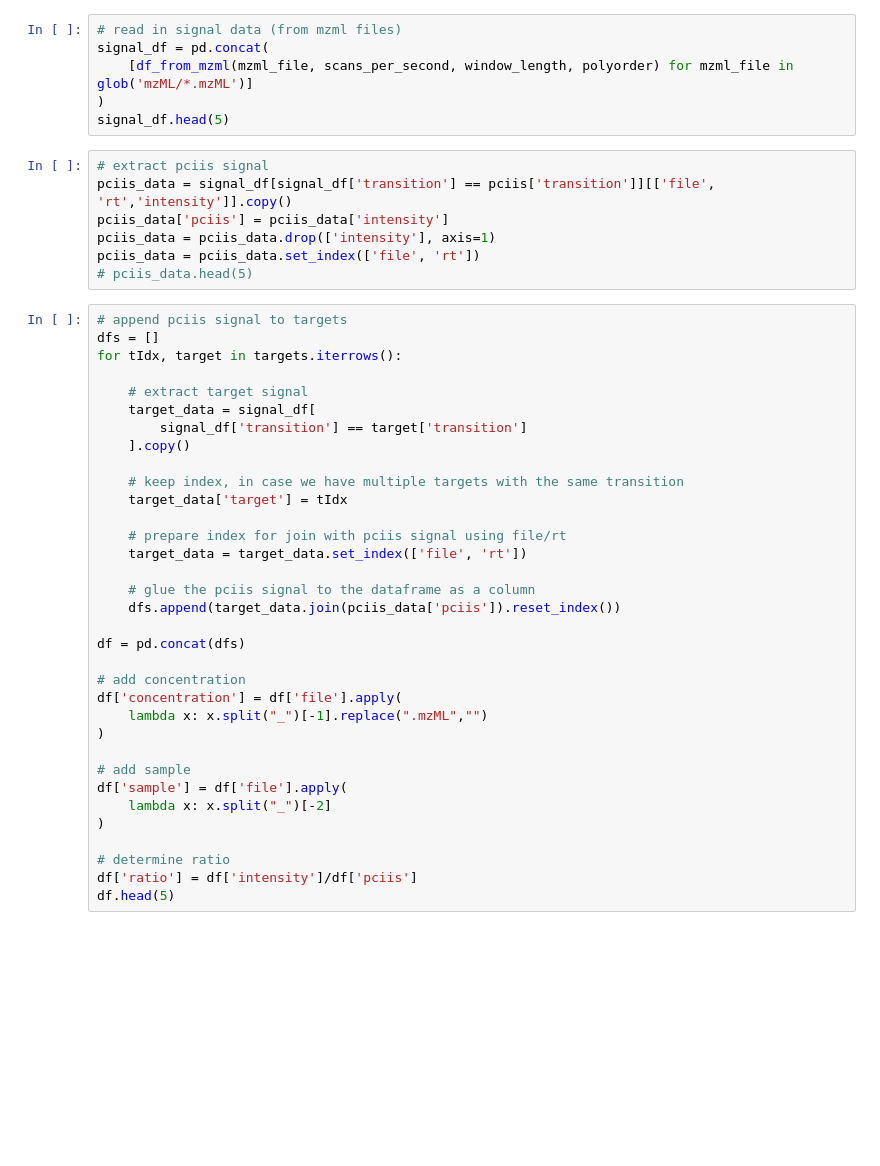
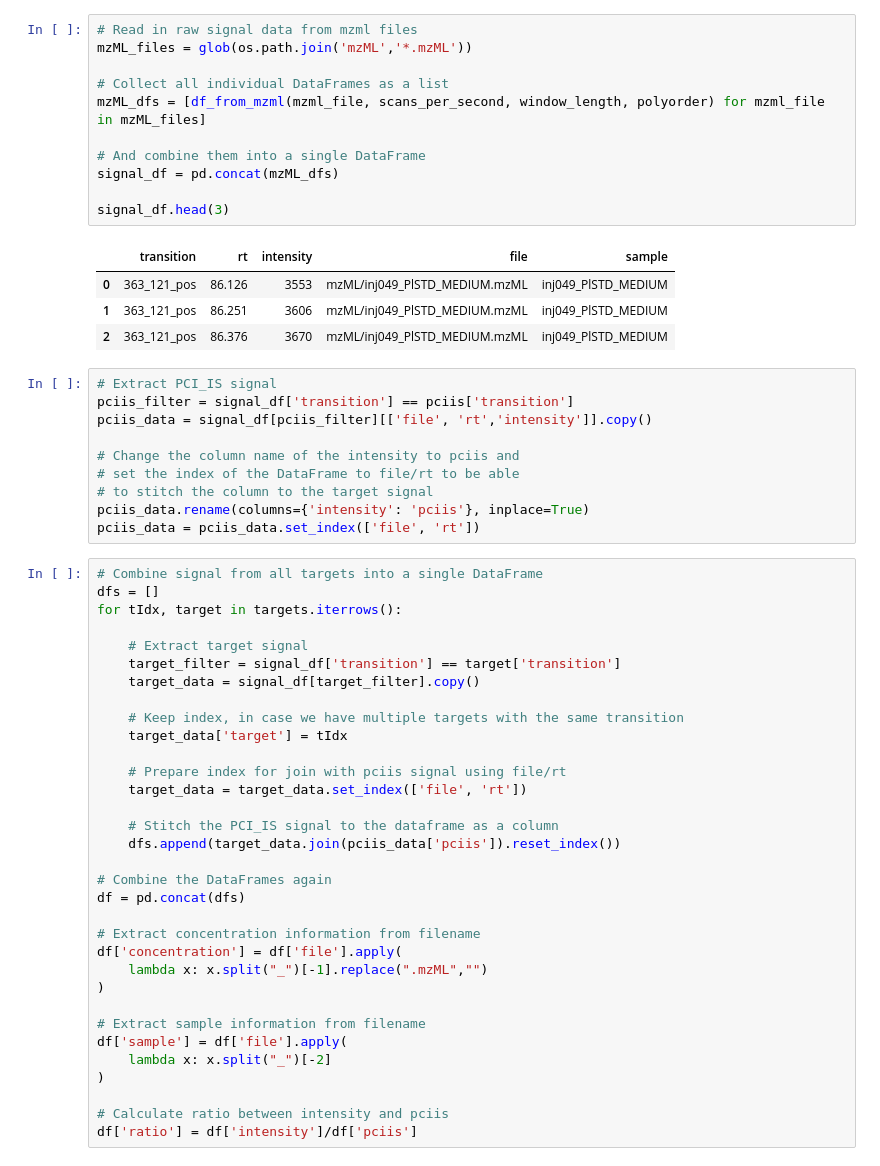
Before and after one commit to leidenuniv-lacdr-abs/endoc_pciis, a Jupyter notebook: notebook.ipynb, the cells around one changed output. Saved outputs shown, nothing was run; the diff lists cells and outputs as text; blank space fills up the shorter version.

```diff
--- a/notebook.ipynb
+++ b/notebook.ipynb
@@ -29,48 +67,60 @@ pciis = {'name': '2F_AEA_02','transition': '350.3_269.2_pos'}
 # %%
-# read in signal data (from mzml files)
-signal_df = pd.concat(
-    [df_from_mzml(mzml_file, scans_per_second, window_length, polyorder) for mzml_file in glob('mzML/*.mzML')]
-)
-signal_df.head(5)
+# Read in raw signal data from mzml files
+mzML_files = glob(os.path.join('mzML','*.mzML'))
+
+# Collect all individual DataFrames as a list
+mzML_dfs = [df_from_mzml(mzml_file, scans_per_second, window_length, polyorder) for mzml_file in mzML_files]
+
+# And combine them into a single DataFrame
+signal_df = pd.concat(mzML_dfs)
+
+signal_df.head(3)
+# %% [output]
+|  | transition | rt | intensity | file | sample |
+| 0 | 363_121_pos | 86.126 | 3553 | mzML/inj049_PlSTD_MEDIUM.mzML | inj049_PlSTD_MEDIUM |
+| 1 | 363_121_pos | 86.251 | 3606 | mzML/inj049_PlSTD_MEDIUM.mzML | inj049_PlSTD_MEDIUM |
+| 2 | 363_121_pos | 86.376 | 3670 | mzML/inj049_PlSTD_MEDIUM.mzML | inj049_PlSTD_MEDIUM |
 # %%
-# extract pciis signal
-pciis_data = signal_df[signal_df['transition'] == pciis['transition']][['file', 'rt','intensity']].copy()
-pciis_data['pciis'] = pciis_data['intensity']
-pciis_data = pciis_data.drop(['intensity'], axis=1)
+# Extract PCI_IS signal
+pciis_filter = signal_df['transition'] == pciis['transition']
+pciis_data = signal_df[pciis_filter][['file', 'rt','intensity']].copy()
+
+# Change the column name of the intensity to pciis and
+# set the index of the DataFrame to file/rt to be able
+# to stitch the column to the target signal
+pciis_data.rename(columns={'intensity': 'pciis'}, inplace=True)
 pciis_data = pciis_data.set_index(['file', 'rt'])
-# pciis_data.head(5)
 # %%
-# append pciis signal to targets
+# Combine signal from all targets into a single DataFrame
 dfs = []
 for tIdx, target in targets.iterrows():
 
-    # extract target signal
-    target_data = signal_df[
-        signal_df['transition'] == target['transition']
-    ].copy()
+    # Extract target signal
+    target_filter = signal_df['transition'] == target['transition']
+    target_data = signal_df[target_filter].copy()
 
-    # keep index, in case we have multiple targets with the same transition
+    # Keep index, in case we have multiple targets with the same transition
     target_data['target'] = tIdx
 
-    # prepare index for join with pciis signal using file/rt
+    # Prepare index for join with pciis signal using file/rt
     target_data = target_data.set_index(['file', 'rt'])
 
-    # glue the pciis signal to the dataframe as a column
+    # Stitch the PCI_IS signal to the dataframe as a column
     dfs.append(target_data.join(pciis_data['pciis']).reset_index())
 
+# Combine the DataFrames again
 df = pd.concat(dfs)
 
-# add concentration
+# Extract concentration information from filename
 df['concentration'] = df['file'].apply(
     lambda x: x.split("_")[-1].replace(".mzML","")
 )
 
-# add sample
+# Extract sample information from filename
 df['sample'] = df['file'].apply(
     lambda x: x.split("_")[-2]
 )
 
-# determine ratio
+# Calculate ratio between intensity and pciis
 df['ratio'] = df['intensity']/df['pciis']
-df.head(5)
 # %%
```
Also changed, not shown: parts of 9 cells of this notebook.
